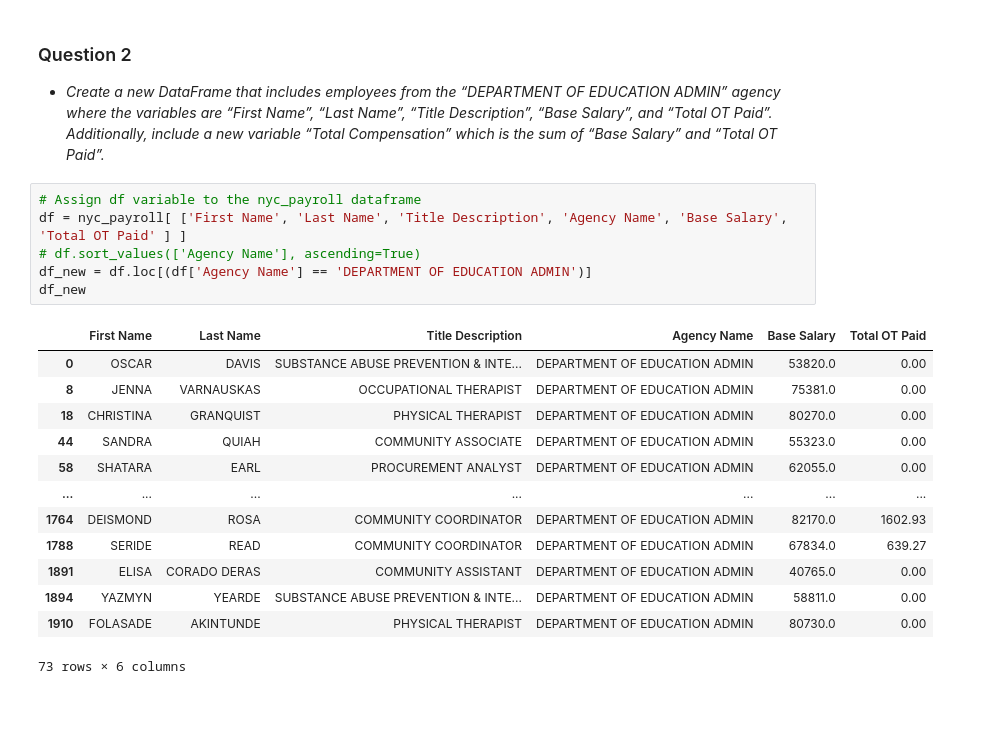
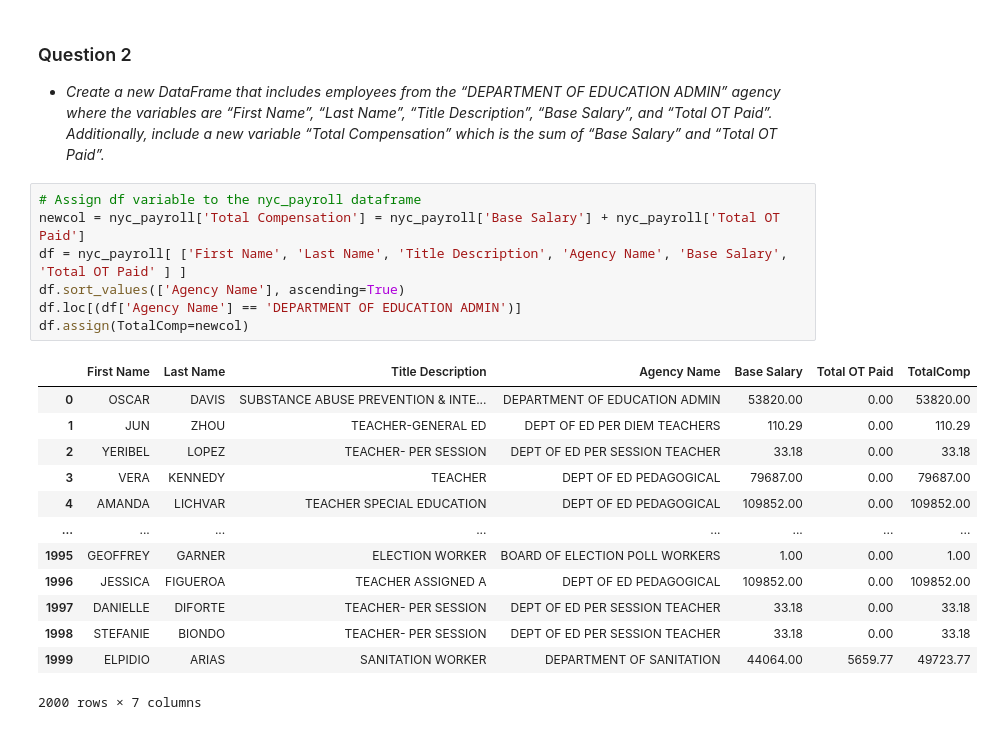
Before and after one commit to brianstoner/Data-Prep-and-Mgmt, a Jupyter notebook: Copy_of_danl_m1_hw3_Stoner_Brian.ipynb, the cells around one changed output. Drawn from its saved outputs; the diff is of its cells as text.

```diff
--- a/Copy_of_danl_m1_hw3_Stoner_Brian.ipynb
+++ b/Copy_of_danl_m1_hw3_Stoner_Brian.ipynb
@@ -66,21 +66,22 @@ nyc_payroll[ ['First Name', 'Last Name', 'Base Salary', 'Total OT Paid' ] ]
 - *Create a new DataFrame that includes employees from the “DEPARTMENT OF EDUCATION ADMIN” agency where the variables are “First Name”, “Last Name”, “Title Description”, “Base Salary”, and “Total OT Paid”. Additionally, include a new variable “Total Compensation” which is the sum of “Base Salary” and “Total OT Paid”.*
 # %%
 # Assign df variable to the nyc_payroll dataframe
+newcol = nyc_payroll['Total Compensation'] = nyc_payroll['Base Salary'] + nyc_payroll['Total OT Paid']
 df = nyc_payroll[ ['First Name', 'Last Name', 'Title Description', 'Agency Name', 'Base Salary', 'Total OT Paid' ] ]
-# df.sort_values(['Agency Name'], ascending=True)
-df_new = df.loc[(df['Agency Name'] == 'DEPARTMENT OF EDUCATION ADMIN')]
-df_new
+df.sort_values(['Agency Name'], ascending=True)
+df.loc[(df['Agency Name'] == 'DEPARTMENT OF EDUCATION ADMIN')]
+df.assign(TotalComp=newcol)
 # %% [output]
-|  | First Name | Last Name | Title Description | Agency Name | Base Salary | Total OT Paid |
-| 0 | OSCAR | DAVIS | SUBSTANCE ABUSE PREVENTION & INTE... | DEPARTMENT OF EDUCATION ADMIN | 53820.0 | 0.00 |
-| 8 | JENNA | VARNAUSKAS | OCCUPATIONAL THERAPIST | DEPARTMENT OF EDUCATION ADMIN | 75381.0 | 0.00 |
-| 18 | CHRISTINA | GRANQUIST | PHYSICAL THERAPIST | DEPARTMENT OF EDUCATION ADMIN | 80270.0 | 0.00 |
-| 44 | SANDRA | QUIAH | COMMUNITY ASSOCIATE | DEPARTMENT OF EDUCATION ADMIN | 55323.0 | 0.00 |
-| 58 | SHATARA | EARL | PROCUREMENT ANALYST | DEPARTMENT OF EDUCATION ADMIN | 62055.0 | 0.00 |
-| ... | ... | ... | ... | ... | ... | ... |
-| 1764 | DEISMOND | ROSA | COMMUNITY COORDINATOR | DEPARTMENT OF EDUCATION ADMIN | 82170.0 | 1602.93 |
-| 1788 | SERIDE | READ | COMMUNITY COORDINATOR | DEPARTMENT OF EDUCATION ADMIN | 67834.0 | 639.27 |
-| 1891 | ELISA | CORADO DERAS | COMMUNITY ASSISTANT | DEPARTMENT OF EDUCATION ADMIN | 40765.0 | 0.00 |
-| 1894 | YAZMYN | YEARDE | SUBSTANCE ABUSE PREVENTION & INTE... | DEPARTMENT OF EDUCATION ADMIN | 58811.0 | 0.00 |
-| 1910 | FOLASADE | AKINTUNDE | PHYSICAL THERAPIST | DEPARTMENT OF EDUCATION ADMIN | 80730.0 | 0.00 |
+|  | First Name | Last Name | Title Description | Agency Name | Base Salary | Total OT Paid | TotalComp |
+| 0 | OSCAR | DAVIS | SUBSTANCE ABUSE PREVENTION & INTE... | DEPARTMENT OF EDUCATION ADMIN | 53820.00 | 0.00 | 53820.00 |
+| 1 | JUN | ZHOU | TEACHER-GENERAL ED | DEPT OF ED PER DIEM TEACHERS | 110.29 | 0.00 | 110.29 |
+| 2 | YERIBEL | LOPEZ | TEACHER- PER SESSION | DEPT OF ED PER SESSION TEACHER | 33.18 | 0.00 | 33.18 |
+| 3 | VERA | KENNEDY | TEACHER | DEPT OF ED PEDAGOGICAL | 79687.00 | 0.00 | 79687.00 |
+| 4 | AMANDA | LICHVAR | TEACHER SPECIAL EDUCATION | DEPT OF ED PEDAGOGICAL | 109852.00 | 0.00 | 109852.00 |
+| ... | ... | ... | ... | ... | ... | ... | ... |
+| 1995 | GEOFFREY | GARNER | ELECTION WORKER | BOARD OF ELECTION POLL WORKERS | 1.00 | 0.00 | 1.00 |
+| 1996 | JESSICA | FIGUEROA | TEACHER ASSIGNED A | DEPT OF ED PEDAGOGICAL | 109852.00 | 0.00 | 109852.00 |
+| 1997 | DANIELLE | DIFORTE | TEACHER- PER SESSION | DEPT OF ED PER SESSION TEACHER | 33.18 | 0.00 | 33.18 |
+| 1998 | STEFANIE | BIONDO | TEACHER- PER SESSION | DEPT OF ED PER SESSION TEACHER | 33.18 | 0.00 | 33.18 |
+| 1999 | ELPIDIO | ARIAS | SANITATION WORKER | DEPARTMENT OF SANITATION | 44064.00 | 5659.77 | 49723.77 |
-73 rows × 6 columns
+2000 rows × 7 columns
```
Also changed, not shown: parts of 1 cell of this notebook.
